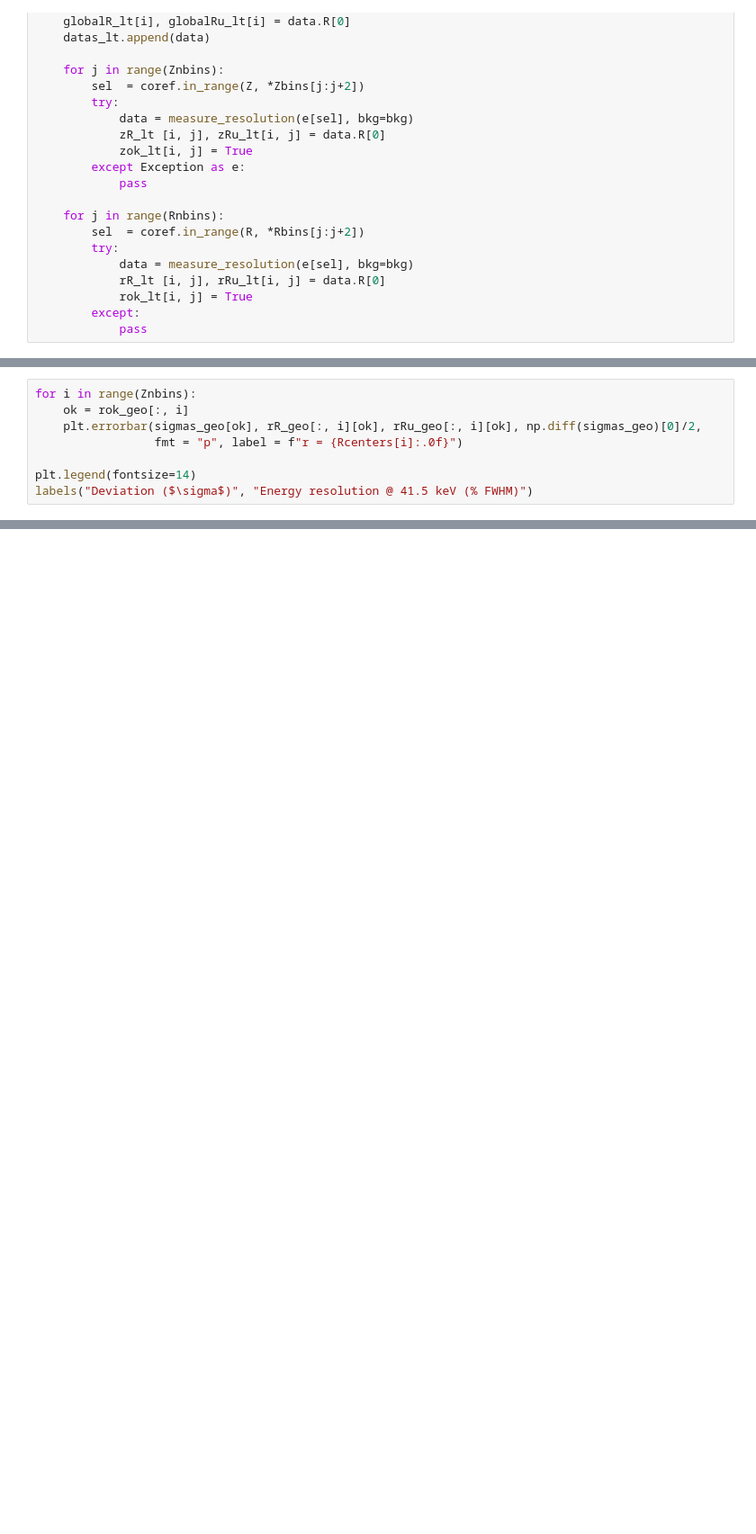
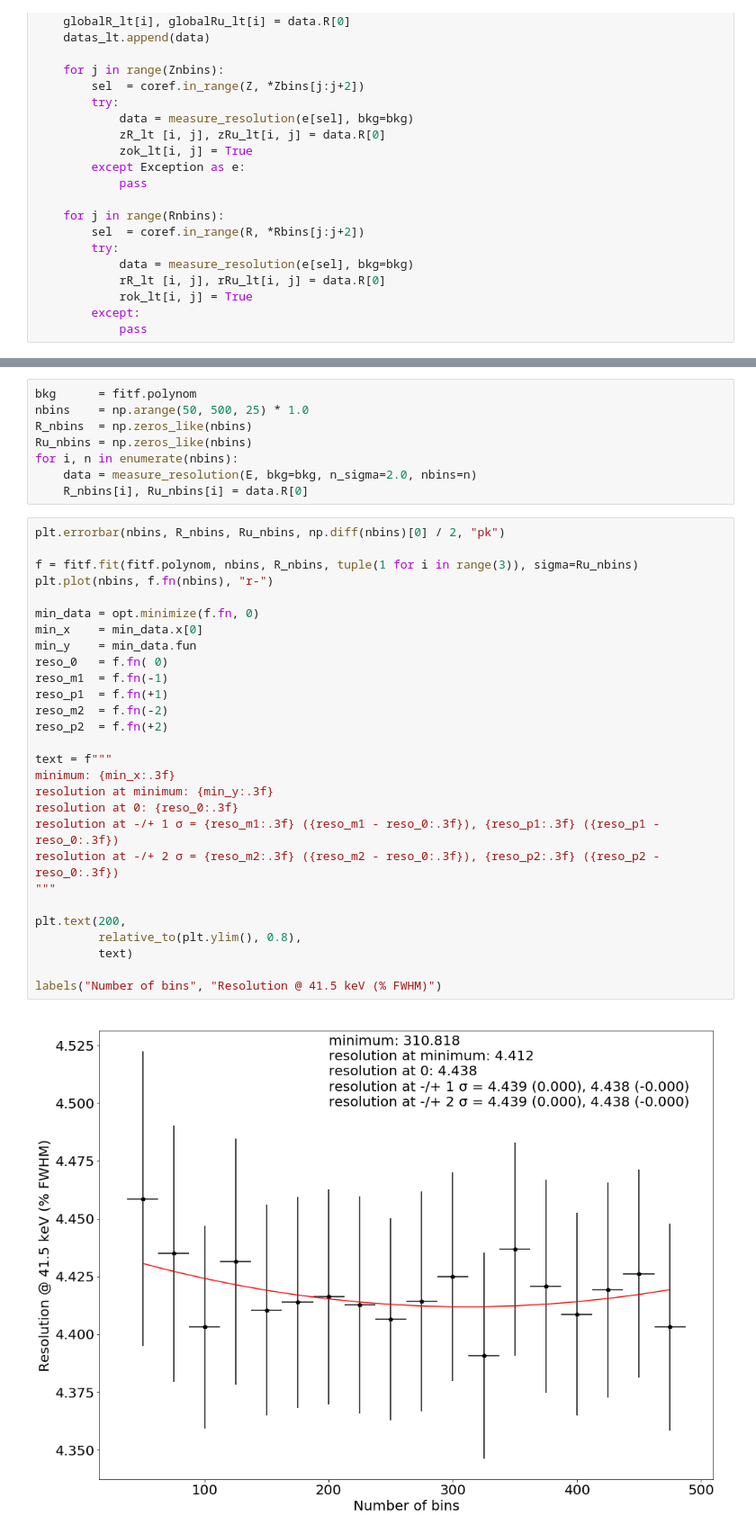
Before and after one commit to gonzaponte/MyNotebooks, a Jupyter notebook: Kr/older_nbs/Kr_systematics_4734-Copy1.ipynb, the cells around one changed output, grey strips where cells are left out. Shown at 90% size. Drawn from its saved outputs; the diff is of its cells as text; blank space fills up the shorter version.

```diff
--- a/Kr/older_nbs/Kr_systematics_4734-Copy1.ipynb
+++ b/Kr/older_nbs/Kr_systematics_4734-Copy1.ipynb
@@ -488,8 +490,0 @@ labels("Drift time (µs)", "Energy resolution @ 41.5 keV (% FWHM)")
-# %%
-for i in range(Znbins):
-    ok = rok_geo[:, i]
-    plt.errorbar(sigmas_geo[ok], rR_geo[:, i][ok], rRu_geo[:, i][ok], np.diff(sigmas_geo)[0]/2,
-                 fmt = "p", label = f"r = {Rcenters[i]:.0f}")
-
-plt.legend(fontsize=14)
-labels("Deviation ($\sigma$)", "Energy resolution @ 41.5 keV (% FWHM)")
@@ -521,0 +525,38 @@ Chi2                  : 63.8052100879
+# %%
+bkg      = fitf.polynom
+nbins    = np.arange(50, 500, 25) * 1.0
+R_nbins  = np.zeros_like(nbins)
+Ru_nbins = np.zeros_like(nbins)
+for i, n in enumerate(nbins):
+    data = measure_resolution(E, bkg=bkg, n_sigma=2.0, nbins=n)
+    R_nbins[i], Ru_nbins[i] = data.R[0]
+# %%
+plt.errorbar(nbins, R_nbins, Ru_nbins, np.diff(nbins)[0] / 2, "pk")
+
+f = fitf.fit(fitf.polynom, nbins, R_nbins, tuple(1 for i in range(3)), sigma=Ru_nbins)
+plt.plot(nbins, f.fn(nbins), "r-")
+
+min_data = opt.minimize(f.fn, 0)
+min_x    = min_data.x[0]
+min_y    = min_data.fun
+reso_0   = f.fn( 0)
+reso_m1  = f.fn(-1)
+reso_p1  = f.fn(+1)
+reso_m2  = f.fn(-2)
+reso_p2  = f.fn(+2)
+
+text = f"""
+minimum: {min_x:.3f}
+resolution at minimum: {min_y:.3f}
+resolution at 0: {reso_0:.3f}
+resolution at -/+ 1 σ = {reso_m1:.3f} ({reso_m1 - reso_0:.3f}), {reso_p1:.3f} ({reso_p1 - reso_0:.3f})
+resolution at -/+ 2 σ = {reso_m2:.3f} ({reso_m2 - reso_0:.3f}), {reso_p2:.3f} ({reso_p2 - reso_0:.3f})
+"""
+
+plt.text(200,
+         relative_to(plt.ylim(), 0.8),
+         text)
+
+labels("Number of bins", "Resolution @ 41.5 keV (% FWHM)")
+# %% [output]
+[figure, added]
```
Also changed, not shown: parts of 29 cells of this notebook.
